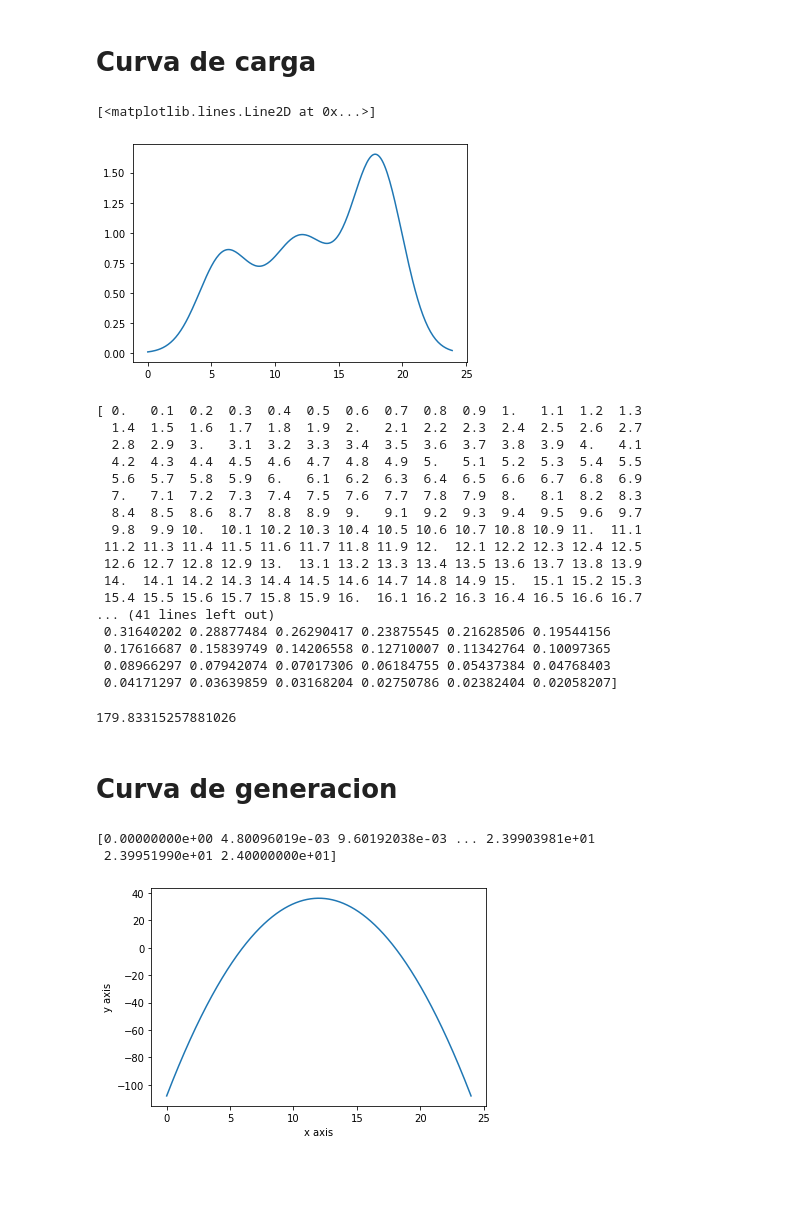
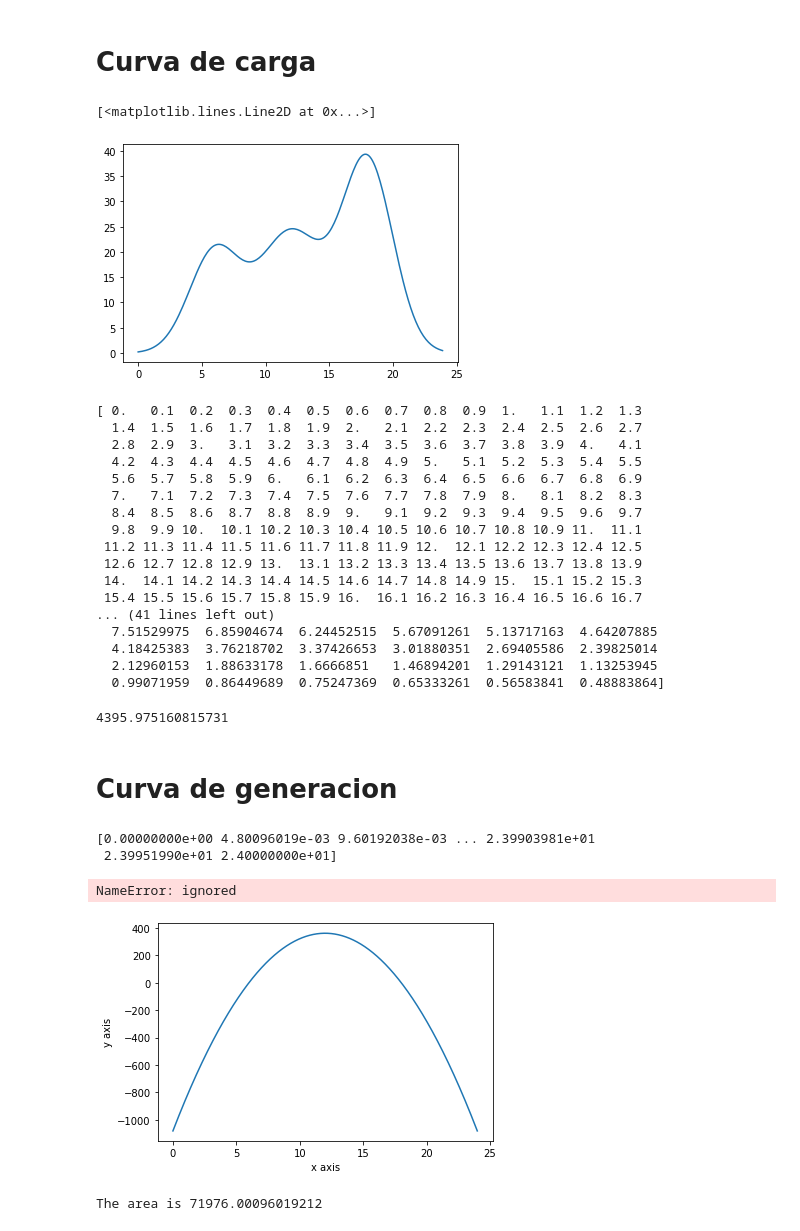
Before and after one commit to JuanTabarez/Analisis_Numerico_2020_2, a Jupyter notebook: Dimensionamiento_Analisis.ipynb, the cells around one changed output. Saved outputs shown, nothing was run; the diff lists cells and outputs as text; code cells hidden in the pictures; blank space fills up the shorter version.

```diff
--- a/Dimensionamiento_Analisis.ipynb
+++ b/Dimensionamiento_Analisis.ipynb
@@ -9,24 +9,24 @@ from scipy.stats import norm
 # %%
 x = np.arange(0,24,0.1)
 
 mean, standard_deviation = 6,2
 
 y1=norm(mean,standard_deviation)
 m2,sd2 = 12,2.5
 y2=norm(m2,sd2)
 m3,sd3 = 18,2
 y3 = norm(m3,sd3)
 
 #plt.plot(x,4*y1.pdf(x))
 #plt.plot(x,6*y2.pdf(x))
 #plt.plot(x,8*y3.pdf(x))
 
-demanda = 4*y1.pdf(x) + 6*y2.pdf(x) + 8*y3.pdf(x)
+demanda = 0.1e3*y1.pdf(x) + 0.15e3*y2.pdf(x) + 0.19e3*y3.pdf(x)
 
 plt.plot(x,demanda)
 # %% [output]
 [<matplotlib.lines.Line2D at 0x...>]
-[figure, old version]
+[figure, new version]
 # %%
 print(x,demanda)
 # %% [output]
@@ -43,27 +43,33 @@ print(x,demanda)
  14.  14.1 14.2 14.3 14.4 14.5 14.6 14.7 14.8 14.9 15.  15.1 15.2 15.3
  15.4 15.5 15.6 15.7 15.8 15.9 16.  16.1 16.2 16.3 16.4 16.5 16.6 16.7
 ... (41 lines left out)
- 0.31640202 0.28877484 0.26290417 0.23875545 0.21628506 0.19544156
- 0.17616687 0.15839749 0.14206558 0.12710007 0.11342764 0.10097365
- 0.08966297 0.07942074 0.07017306 0.06184755 0.05437384 0.04768403
- 0.04171297 0.03639859 0.03168204 0.02750786 0.02382404 0.02058207]
+  7.51529975  6.85904674  6.24452515  5.67091261  5.13717163  4.64207885
+  4.18425383  3.76218702  3.37426653  3.01880351  2.69405586  2.39825014
+  2.12960153  1.88633178  1.6666851   1.46894201  1.29143121  1.13253945
+  0.99071959  0.86449689  0.75247369  0.65333261  0.56583841  0.48883864]
 # %%
 print(demanda.sum())
 # %% [output]
-179.83315257881026
+4395.975160815731
 # %% [markdown]
 # **Curva de generacion**
 # %%
+# EJEMPLO EJEMPLO
+
 from matplotlib.pyplot import *
 from numpy import *
 x=linspace(0,24,5000)
-y=-(x-6)*(x-18)
+y=-10*(x-6)*(x-18)
 plot(x,y)
 xlabel("x axis")
 ylabel("y axis")
 print(x)
+
+plt.ylim(00,500)
+plt.xlim(0,24)
 show()
 # %% [output]
 [0.00000000e+00 4.80096019e-03 9.60192038e-03 ... 2.39903981e+01
  2.39951990e+01 2.40000000e+01]
+NameError: ignored
-[figure, old version]
+[figure, new version]
@@ -70,3 +87,10 @@ show()
+# %%
+y_values=x
+interval=1.2
+area=integrate(y_values, interval)
+print ("The area is", area)
+# %% [output]
+The area is 71976.00096019212
 # %%
 pip install pvlib
 # %% [output]
```
Also changed, not shown: parts of 24 cells of this notebook.
